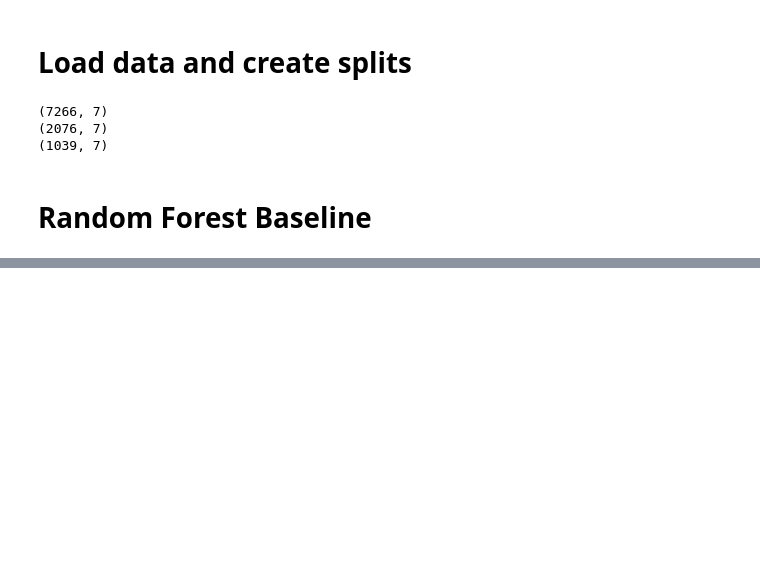
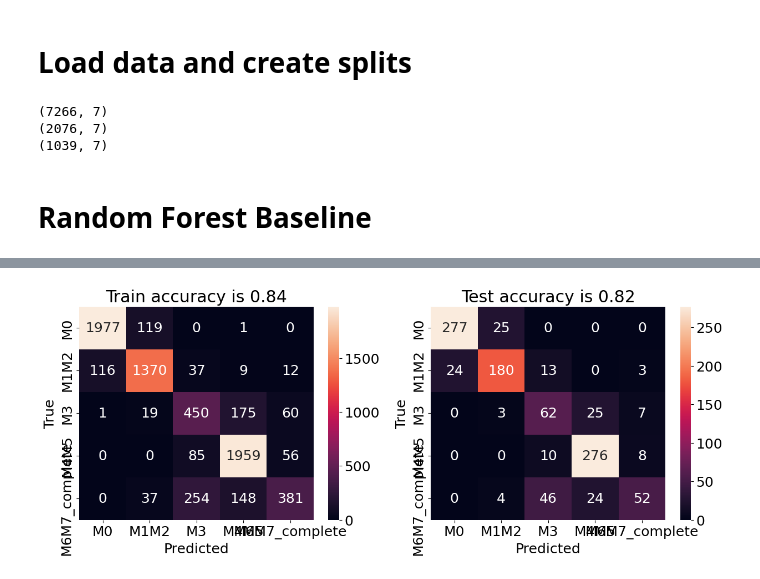
Before and after one commit to ErinWeisbart/cytodata-hackathon-base, a Jupyter notebook: notebooks/train.ipynb, the cells around one changed output, grey strips where cells are left out. Saved outputs shown, nothing was run; the diff lists cells and outputs as text; code cells hidden in the pictures; blank space fills up the shorter version.

```diff
--- a/notebooks/train.ipynb
+++ b/notebooks/train.ipynb
@@ -129,0 +211,38 @@ plt.show()
+# %%
+df_val = df.query('split=="valid"').sort_values(by=criteria, ascending=False)
+best_clf_conf = list(df_val[['gamma', 'C']].iloc[0].values)
+best_clf = models[tuple(best_clf_conf)]
+
+# Apply the model (to the training dataset)
+y_trainpred = best_clf.predict(X_train)
+# Apply the model (to the test dataset)
+y_testpred = best_clf.predict(X_test)
+
+# Show performance as a confusion matrix
+cm_train = confusion_matrix(y_train, y_trainpred, labels = df_mitocells['cell_stage'].unique())
+cm_test = confusion_matrix(y_test, y_testpred, labels = df_mitocells['cell_stage'].unique())
+
+# plot it
+labels = df_mitocells['cell_stage'].unique()
+cm_train_df = pd.DataFrame(cm_train)
+cm_test_df = pd.DataFrame(cm_test)
+score_test = accuracy_score(y_test,y_testpred) #compute accuracy score
+score_train = accuracy_score(y_train,y_trainpred) #compute accuracy score
+fig, axes = plt.subplots(nrows=1, ncols=2, figsize=(15, 5), dpi=100)
+#train
+sns.heatmap(cm_train_df, annot=True, fmt='d',ax=axes[0])
+axes[0].set_title(f'Train accuracy is {score_train:.2f}')
+axes[0].set_ylabel('True')
+axes[0].set_xlabel('Predicted')
+axes[0].set_xticklabels([''] + labels)
+axes[0].set_yticklabels([''] + labels)
+#test
+sns.heatmap(cm_test_df, annot=True, fmt='d',ax=axes[1])
+axes[1].set_title(f'Test accuracy is {score_test:.2f}')
+axes[1].set_ylabel('True')
+axes[1].set_xlabel('Predicted')
+axes[1].set_xticklabels([''] + labels)
+axes[1].set_yticklabels([''] + labels)
+plt.show()
+# %% [output]
+[figure, added]
```
Also changed, not shown: parts of 9 cells of this notebook, 1 other file.
